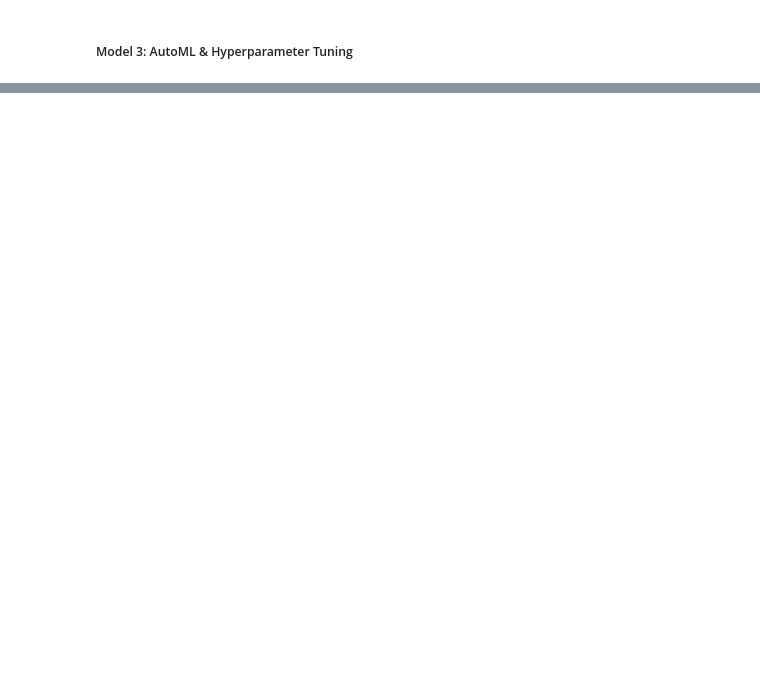
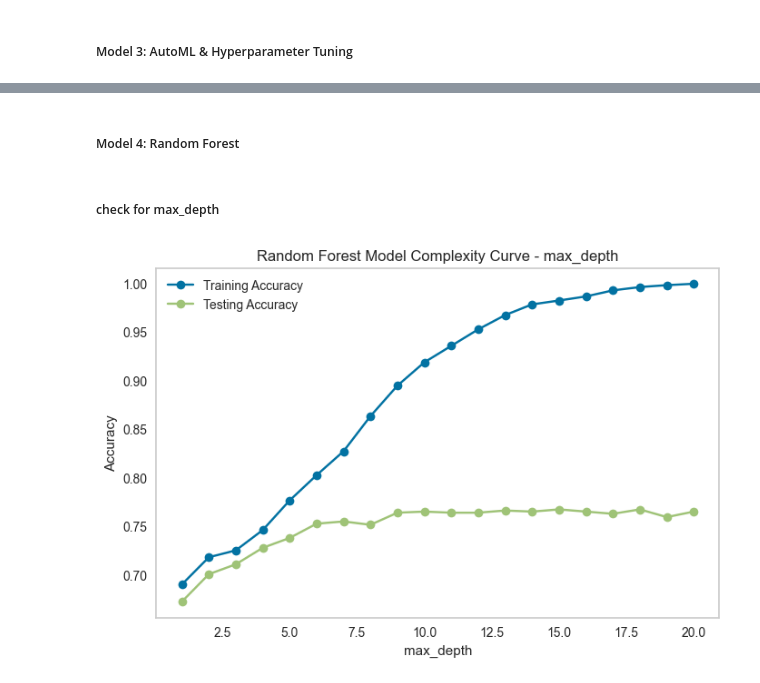
Before and after one commit to yehudis25/student-academic-success-ml, a Jupyter notebook: student_success_prediction.ipynb, the cells around one changed output, grey strips where cells are left out. Drawn from its saved outputs; the diff is of its cells as text; code cells hidden in the pictures; blank space fills up the shorter version.

Commit message:
random forest model

```diff
--- a/student_success_prediction.ipynb
+++ b/student_success_prediction.ipynb
@@ -436,0 +603,49 @@ plot_model(best_model, plot="auc")
+# %% [markdown]
+##### Model 4: Random Forest
+# %% [markdown]
+##### check for max_depth
+# %%
+# Test different max_depth values
+depth_values = range(1, 21)
+
+train_accuracy_depth = []
+test_accuracy_depth = []
+
+for depth in depth_values:
+
+    rf = RandomForestClassifier(
+        max_depth=depth,
+        n_estimators=100,
+        random_state=42
+    )
+
+    start_time = time.time()
+
+    rf.fit(X_train, y_train)
+
+    train_time = time.time() - start_time
+
+    train_accuracy_depth.append(
+        accuracy_score(y_train, rf.predict(X_train))
+    )
+
+    test_accuracy_depth.append(
+        accuracy_score(y_test, rf.predict(X_test))
+    )
+
+
+# Plot model complexity curve
+plt.figure(figsize=(8,5))
+
+plt.plot(depth_values, train_accuracy_depth, marker='o', label="Training Accuracy")
+plt.plot(depth_values, test_accuracy_depth, marker='o', label="Testing Accuracy")
+
+plt.xlabel("max_depth")
+plt.ylabel("Accuracy")
+plt.title("Random Forest Model Complexity Curve - max_depth")
+plt.legend()
+plt.grid()
+
+plt.show()
+# %% [output]
+[figure, added]
```
Also changed, not shown: parts of 29 cells of this notebook.
